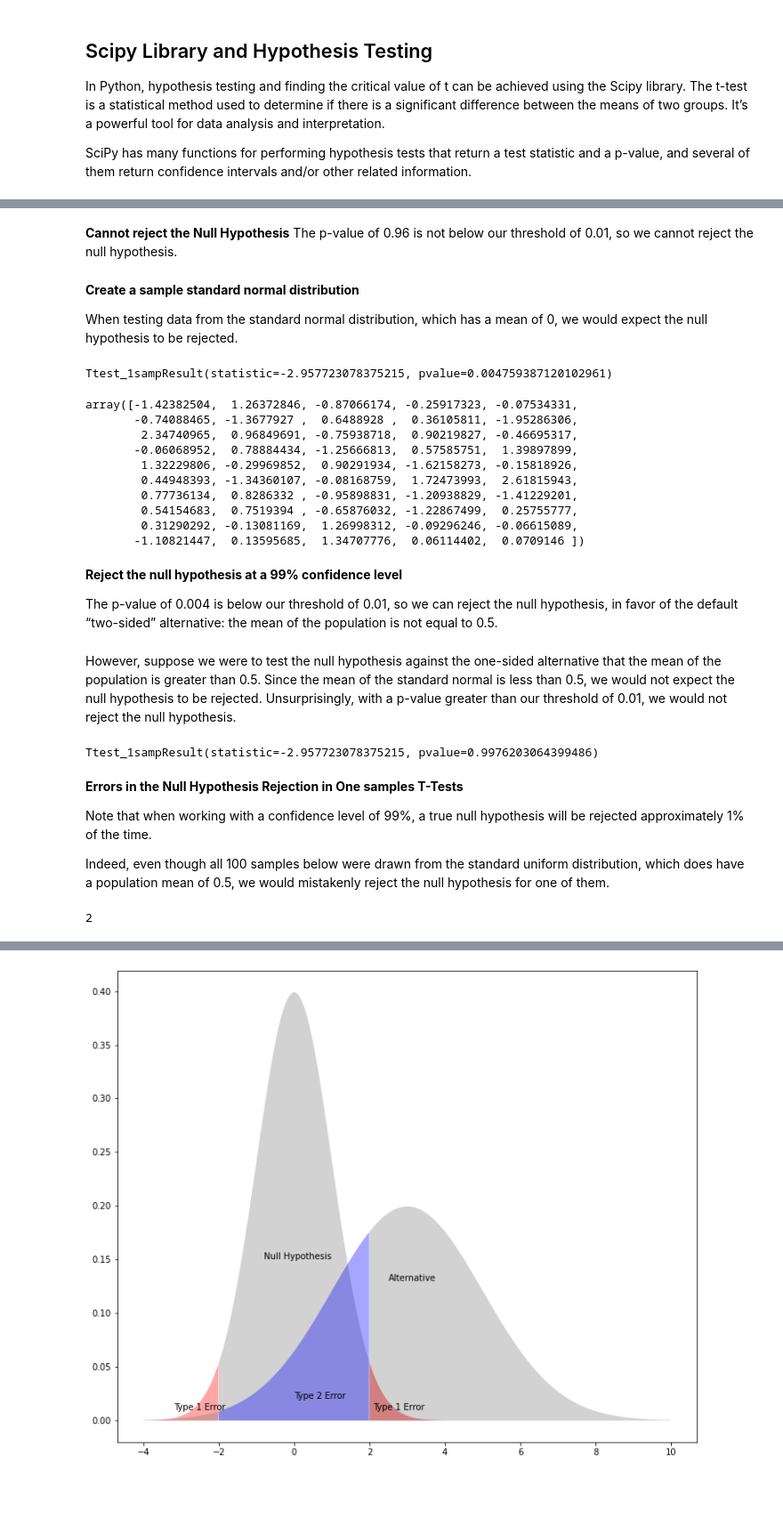
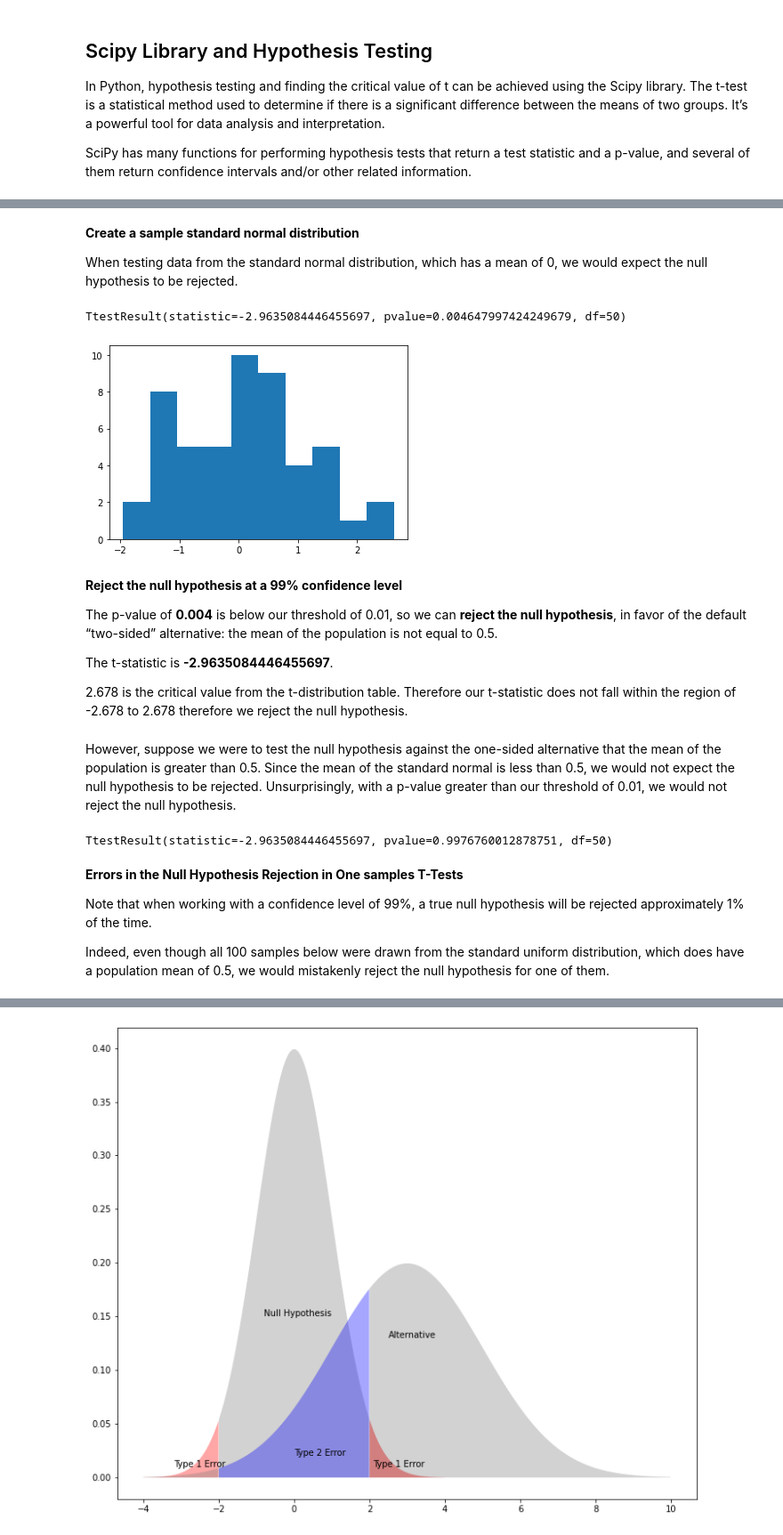
Before and after one commit to katel85/Machine-Learning-Statistics-Aug-2023, a Jupyter notebook: ttests.ipynb, the cells around one changed output, grey strips where cells are left out. Shown at 89% size. Drawn from its saved outputs; the diff is of its cells as text; code cells hidden in the pictures; blank space fills up the shorter version.

```diff
--- a/ttests.ipynb
+++ b/ttests.ipynb
@@ -232,6 +173,3 @@ array([0.22733602, 0.31675834, 0.79736546, 0.67625467, 0.39110955,
-# %% [markdown]
-**Cannot reject the Null Hypothesis**
-The p-value of 0.96 is not below our threshold of 0.01, so we cannot reject the null hypothesis.
 # %% [markdown]
 **Create a sample standard normal distribution**
 
@@ -239,43 +177,35 @@ When testing data from the standard normal distribution, which has a mean of 0,
 # %%
 from numpy.random import default_rng # import default PC6G4
 rng= default_rng(12345)
-rvs1 = stats.norm.rvs(size=50, random_state=rng)
+rvs1 = stats.norm.rvs(size=51, random_state=rng)
 stats.ttest_1samp(rvs1, popmean=0.5)
 # %% [output]
-Ttest_1sampResult(statistic=-2.957723078375215, pvalue=0.004759387120102961)
+TtestResult(statistic=-2.9635084446455697, pvalue=0.004647997424249679, df=50)
 # %%
-rvs1
+x = rvs1
+# Creating histogram
+plt.hist(x)
+plt.show()
 # %% [output]
-array([-1.42382504,  1.26372846, -0.87066174, -0.25917323, -0.07534331,
-       -0.74088465, -1.3677927 ,  0.6488928 ,  0.36105811, -1.95286306,
-        2.34740965,  0.96849691, -0.75938718,  0.90219827, -0.46695317,
-       -0.06068952,  0.78884434, -1.25666813,  0.57585751,  1.39897899,
-        1.32229806, -0.29969852,  0.90291934, -1.62158273, -0.15818926,
-        0.44948393, -1.34360107, -0.08168759,  1.72473993,  2.61815943,
-        0.77736134,  0.8286332 , -0.95898831, -1.20938829, -1.41229201,
-        0.54154683,  0.7519394 , -0.65876032, -1.22867499,  0.25755777,
-        0.31290292, -0.13081169,  1.26998312, -0.09296246, -0.06615089,
-       -1.10821447,  0.13595685,  1.34707776,  0.06114402,  0.0709146 ])
+[figure, added]
 # %% [markdown]
 **Reject the null hypothesis at a 99% confidence level**
 
-The p-value of 0.004 is below our threshold of 0.01, so we can reject the null hypothesis, in favor of the default “two-sided” alternative: the mean of the population is not equal to 0.5.
+The p-value of **0.004** is below our threshold of 0.01, so we can **reject the null hypothesis**, in favor of the default “two-sided” alternative: the mean of the population is not equal to 0.5.
+
+The t-statistic is **-2.9635084446455697**.
+
+2.678 is the critical value from the t-distribution table. Therefore our t-statistic does not fall within the region of -2.678 to 2.678 therefore we reject the null hypothesis.
 # %% [markdown]
 However, suppose we were to test the null hypothesis against the one-sided alternative that the mean of the population is greater than 0.5. Since the mean of the standard normal is less than 0.5, we would not expect the null hypothesis to be rejected. Unsurprisingly, with a p-value greater than our threshold of 0.01, we would not reject the null hypothesis.
 # %%
 stats.ttest_1samp(rvs1
                   , popmean=0.5, alternative='greater')
 # %% [output]
-Ttest_1sampResult(statistic=-2.957723078375215, pvalue=0.9976203064399486)
+TtestResult(statistic=-2.9635084446455697, pvalue=0.9976760012878751, df=50)
 # %% [markdown]
 **Errors in the Null Hypothesis Rejection in One samples T-Tests**
 
 Note that when working with a confidence level of 99%, a true null hypothesis will be rejected approximately 1% of the time.
 
 Indeed, even though all 100 samples below were drawn from the standard uniform distribution, which does have a population mean of 0.5, we would mistakenly reject the null hypothesis for one of them.
-# %%
-rvs3 = stats.uniform.rvs(size=(100, 50), random_state=rng)
-res = stats.ttest_1samp(rvs3, popmean=0.5, axis=1)
-np.sum(res.pvalue < 0.01)
-# %% [output]
-2
```
Also changed, not shown: parts of 30 cells of this notebook, 1 other file.
